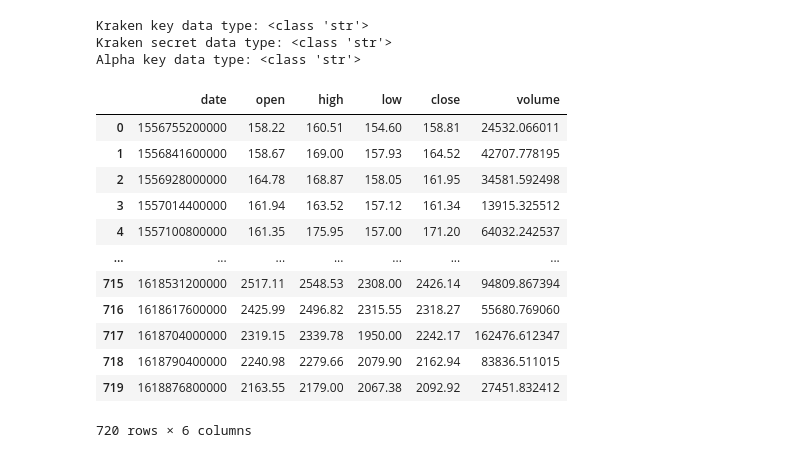
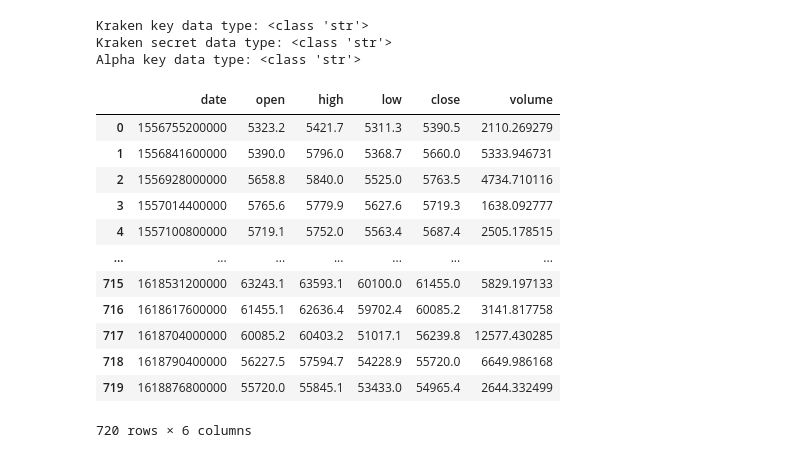
Before and after one commit to joshuatbond/Crypto_Deep_Learning_Proj, a Jupyter notebook: Variables.ipynb, the cells around one changed output. Cells and saved outputs as stored; diff of their text form; code cells hidden in the pictures.

```diff
--- a/Variables.ipynb
+++ b/Variables.ipynb
@@ -35,25 +35,25 @@ exchange = ccxt.kraken({
 })
 # %%
 # Fetch daily candlestick bar data from `BTC/USD`
-eth_prices = exchange.fetch_ohlcv("ETH/USD", "1d")
+eth_prices = exchange.fetch_ohlcv("BTC/USD", "1d")
 # Import the data as a Pandas DataFrame and set the columns
 eth_df = pd.DataFrame(
     eth_prices, columns=["date", "open", "high", "low", "close", "volume"]
 )
 eth_df
 # %% [output]
 |  | date | open | high | low | close | volume |
-| 0 | 1556755200000 | 158.22 | 160.51 | 154.60 | 158.81 | 24532.066011 |
-| 1 | 1556841600000 | 158.67 | 169.00 | 157.93 | 164.52 | 42707.778195 |
-| 2 | 1556928000000 | 164.78 | 168.87 | 158.05 | 161.95 | 34581.592498 |
-| 3 | 1557014400000 | 161.94 | 163.52 | 157.12 | 161.34 | 13915.325512 |
-| 4 | 1557100800000 | 161.35 | 175.95 | 157.00 | 171.20 | 64032.242537 |
+| 0 | 1556755200000 | 5323.2 | 5421.7 | 5311.3 | 5390.5 | 2110.269279 |
+| 1 | 1556841600000 | 5390.0 | 5796.0 | 5368.7 | 5660.0 | 5333.946731 |
+| 2 | 1556928000000 | 5658.8 | 5840.0 | 5525.0 | 5763.5 | 4734.710116 |
+| 3 | 1557014400000 | 5765.6 | 5779.9 | 5627.6 | 5719.3 | 1638.092777 |
+| 4 | 1557100800000 | 5719.1 | 5752.0 | 5563.4 | 5687.4 | 2505.178515 |
 | ... | ... | ... | ... | ... | ... | ... |
-| 715 | 1618531200000 | 2517.11 | 2548.53 | 2308.00 | 2426.14 | 94809.867394 |
-| 716 | 1618617600000 | 2425.99 | 2496.82 | 2315.55 | 2318.27 | 55680.769060 |
-| 717 | 1618704000000 | 2319.15 | 2339.78 | 1950.00 | 2242.17 | 162476.612347 |
-| 718 | 1618790400000 | 2240.98 | 2279.66 | 2079.90 | 2162.94 | 83836.511015 |
-| 719 | 1618876800000 | 2163.55 | 2179.00 | 2067.38 | 2092.92 | 27451.832412 |
+| 715 | 1618531200000 | 63243.1 | 63593.1 | 60100.0 | 61455.0 | 5829.197133 |
+| 716 | 1618617600000 | 61455.1 | 62636.4 | 59702.4 | 60085.2 | 3141.817758 |
+| 717 | 1618704000000 | 60085.2 | 60403.2 | 51017.1 | 56239.8 | 12577.430285 |
+| 718 | 1618790400000 | 56227.5 | 57594.7 | 54228.9 | 55720.0 | 6649.986168 |
+| 719 | 1618876800000 | 55720.0 | 55845.1 | 53433.0 | 54965.4 | 2644.332499 |
 720 rows × 6 columns
 # %%
 # Convert epoch timestamp to date using the `to_datetime` function and `unit` parameter
```
Also changed, not shown: parts of 8 cells of this notebook, 22 other files.
